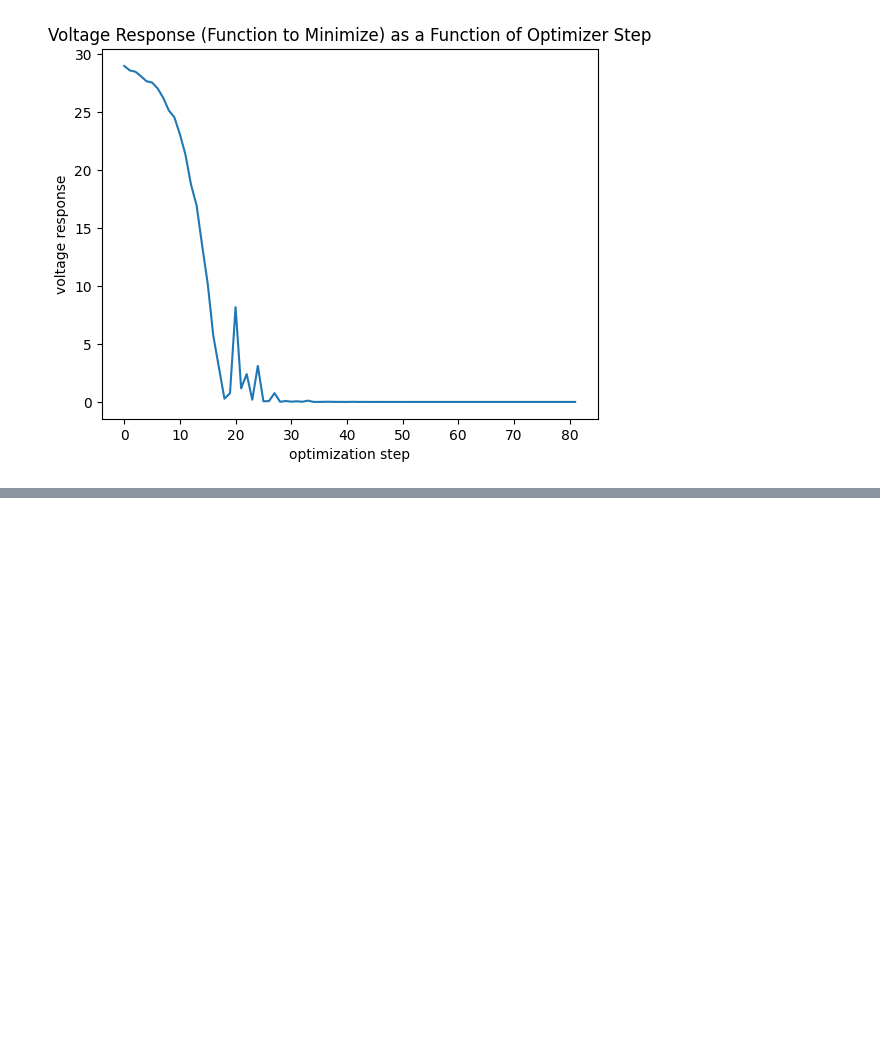
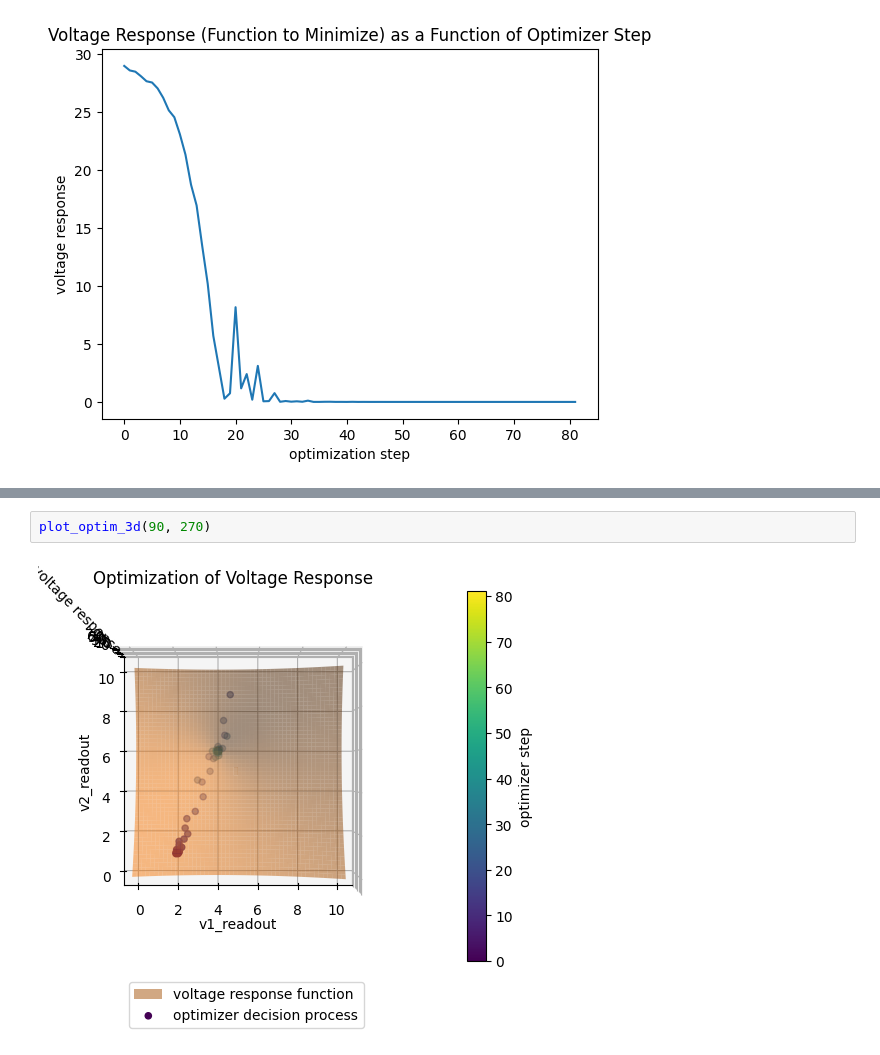
Before and after one commit to sandialabs/pyscan, a Jupyter notebook: demo_notebooks/08-example_optimize_scan_scipy_Nelder_Mead.ipynb, the cells around one changed output, grey strips where cells are left out. Drawn from its saved outputs; the diff is of its cells as text; blank space fills up the shorter version.

```diff
--- a/demo_notebooks/08-example_optimize_scan_scipy_Nelder_Mead.ipynb
+++ b/demo_notebooks/08-example_optimize_scan_scipy_Nelder_Mead.ipynb
@@ -134,0 +178,4 @@ plot_optim(30, 120)
+# %%
+plot_optim_3d(90, 270)
+# %% [output]
+[figure, added]
```
Also changed, not shown: parts of 14 cells of this notebook, 1 other file.
